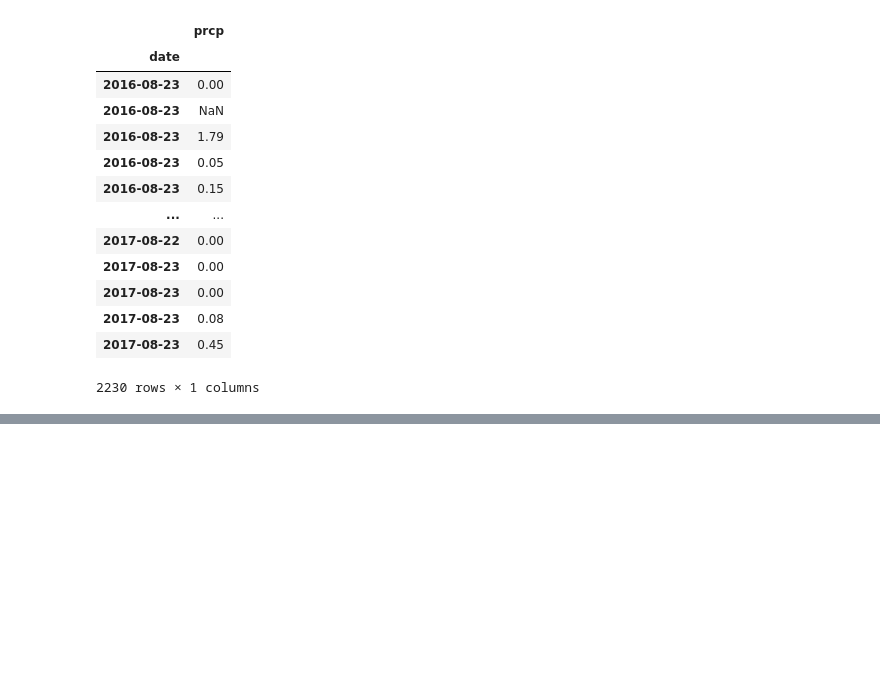
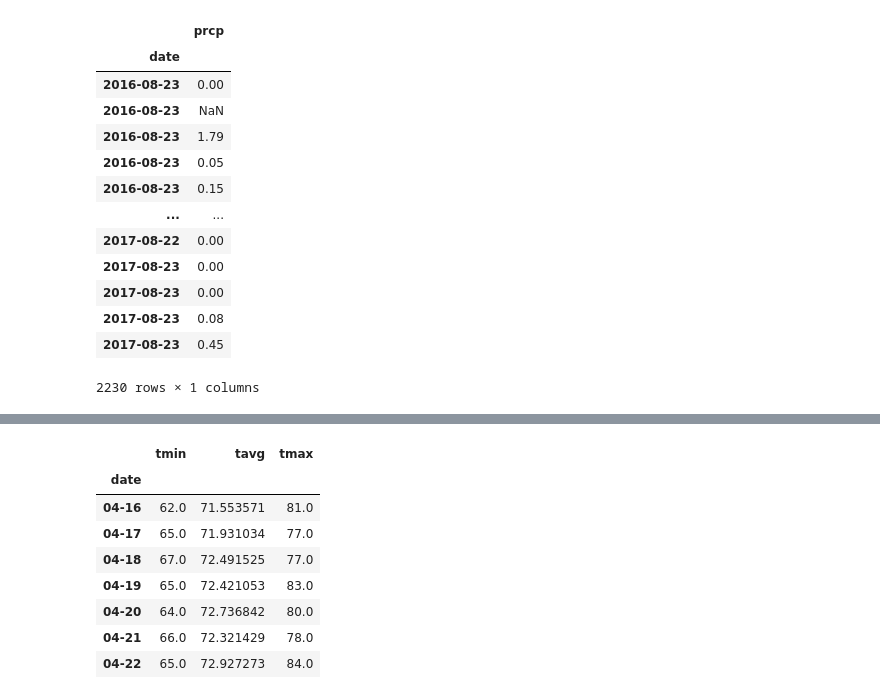
Before and after one commit to littleprincecurry/sqlalchemy-challenge, a Jupyter notebook: climate_starter.ipynb, the cells around one changed output, grey strips where cells are left out. Cells and saved outputs as stored; diff of their text form; code cells hidden in the pictures; blank space fills up the shorter version.

```diff
--- a/climate_starter.ipynb
+++ b/climate_starter.ipynb
@@ -254,4 +279,18 @@ daily_normals("01-01")
 # %%
 # Load the previous query results into a Pandas DataFrame and add the `trip_dates` range as the `date` index
+df5 = pd.DataFrame(daily_normal_list, columns=['tmin', 'tavg', 'tmax'])
+df5['date'] = dates
+df5.set_index('date', inplace=True)
+df5
+# %% [output]
+|  | tmin | tavg | tmax |
+| date |  |  |  |
+| 04-16 | 62.0 | 71.553571 | 81.0 |
+| 04-17 | 65.0 | 71.931034 | 77.0 |
+| 04-18 | 67.0 | 72.491525 | 77.0 |
+| 04-19 | 65.0 | 72.421053 | 83.0 |
+| 04-20 | 64.0 | 72.736842 | 80.0 |
+| 04-21 | 66.0 | 72.321429 | 78.0 |
+| 04-22 | 65.0 | 72.927273 | 84.0 |
 # %%
 # Plot the daily normals as an area plot with `stacked=False`
```
Also changed, not shown: parts of 7 cells of this notebook.
